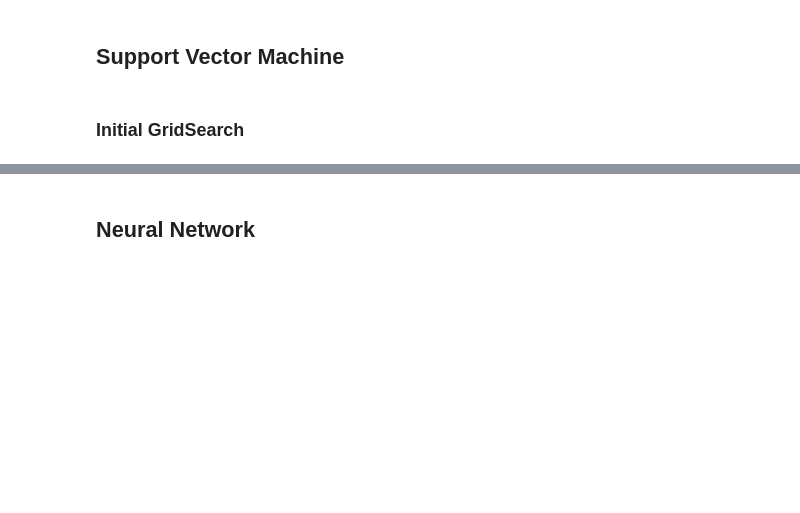
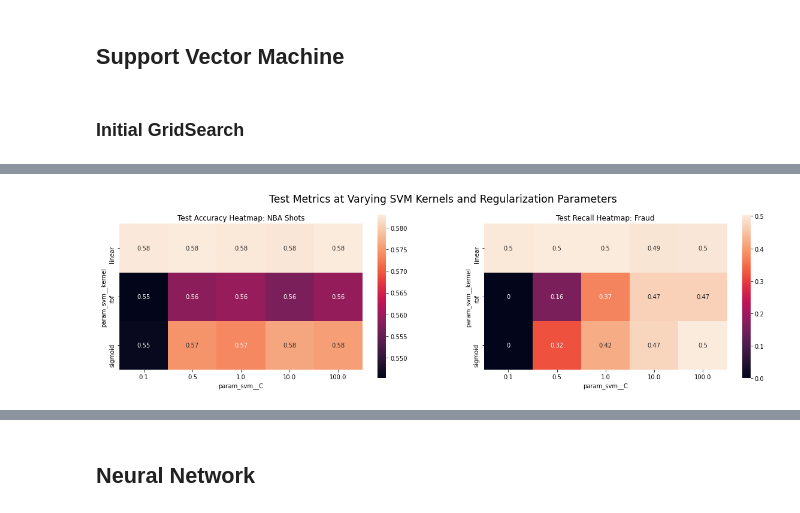
Before and after one commit to ryd-dev/cs7641-assignment1, a Jupyter notebook: assignment-1.ipynb, the cells around one changed output, grey strips where cells are left out. Drawn from its saved outputs; the diff is of its cells as text; code cells hidden in the pictures; blank space fills up the shorter version.

```diff
--- a/assignment-1.ipynb
+++ b/assignment-1.ipynb
@@ -426,0 +458,18 @@ svm_tuned2 = GridSearchCV(svm_pipe2, svm_grid, scoring='recall', cv=5, verbose=2
+# %%
+svm_grid1 = pd.read_csv('svm_grid1.csv')
+svm_grid2 = pd.read_csv('svm_grid2.csv')
+# %%
+fig, (ax0, ax1) = plt.subplots(1, 2, figsize=(20, 5))
+
+sns.heatmap(svm_grid1.pivot(index='param_svm__kernel', columns='param_svm__C',
+                   values='mean_test_score'), square=True, annot=True, ax=ax0);
+
+sns.heatmap(svm_grid2.pivot(index='param_svm__kernel', columns='param_svm__C',
+                   values='mean_test_score'), square=True, annot=True, ax=ax1);
+
+ax0.set_title('Test Accuracy Heatmap: NBA Shots')
+ax1.set_title('Test Recall Heatmap: Fraud')
+plt.suptitle('Test Metrics at Varying SVM Kernels and Regularization Parameters', fontsize='xx-large')
+plt.show()
+# %% [output]
+[figure, added]
```
Also changed, not shown: parts of 60 cells of this notebook, 5 other files.
